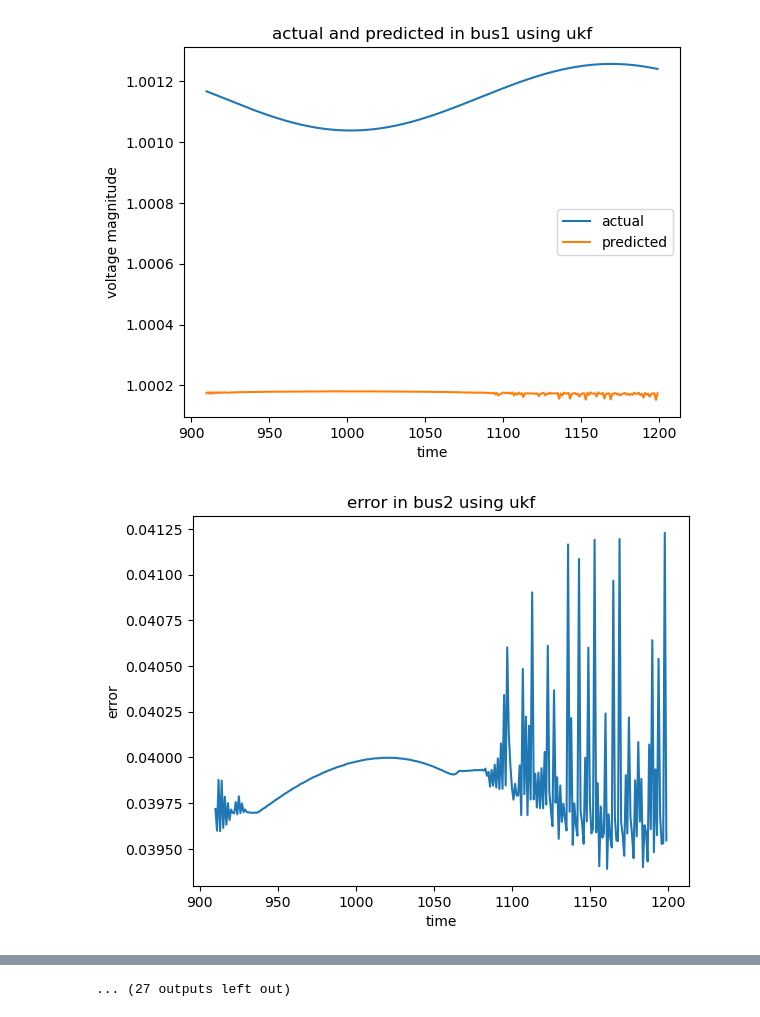
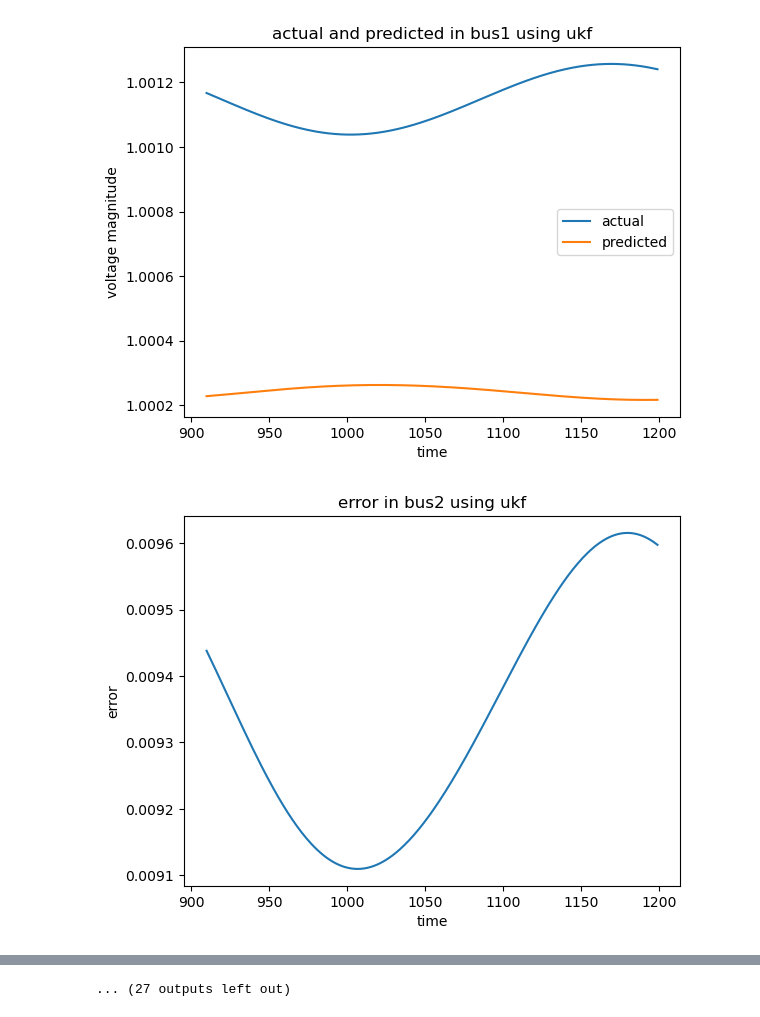
Before and after one commit to ayush-thakur/DSE_IEEE_14_bus, a Jupyter notebook: DSE_UKF_2.ipynb, the cells around one changed output, grey strips where cells are left out. Cells and saved outputs as stored; diff of their text form; code cells hidden in the pictures.

```diff
--- a/DSE_UKF_2.ipynb
+++ b/DSE_UKF_2.ipynb
@@ -447,16 +447,15 @@ for i in range(13,27):
     initial_state[i]=1
 kf.x=initial_state
 
-#original data to use
-# kf.P = np.eye(dim_x)*0.1  # initial state covariance matrix
-# kf.Q = np.eye(dim_x)*1e-5 # process noise covariance matrix
-# kf.R = np.diagflat(zdata[:,5])*1e-2 # measurement noise covariance matrix
+#original best data to use
+# kf.P = np.eye(dim_x)*1e-3# initial state covariance matrix
+# kf.Q = np.eye(dim_x)*1e-4 # process noise covariance matrix
+# kf.R =np.eye(dim_z)*1e-8
 
 
 
-kf.P = np.eye(dim_x)*1e-2# initial state covariance matrix
-kf.Q = np.eye(dim_x)*1e-2 # process noise covariance matrix
-# kf.R = np.diagflat(zdata[:,5])*1# measurement noise covariance matrix
+kf.P = np.eye(dim_x)*1e-3# initial state covariance matrix
+kf.Q = np.eye(dim_x)*1e-4 # process noise covariance matrix
 kf.R =np.eye(dim_z)*1e-8
 # for i1 in range(41):
 #     y=zdata[i1,5]
@@ -570,2 +569,2 @@ for i2 in range(14):
-[figure, old version]
+[figure, new version]
-[figure, old version]
+[figure, new version]
```
Also changed, not shown: parts of 1 cell of this notebook, 1 other file.
